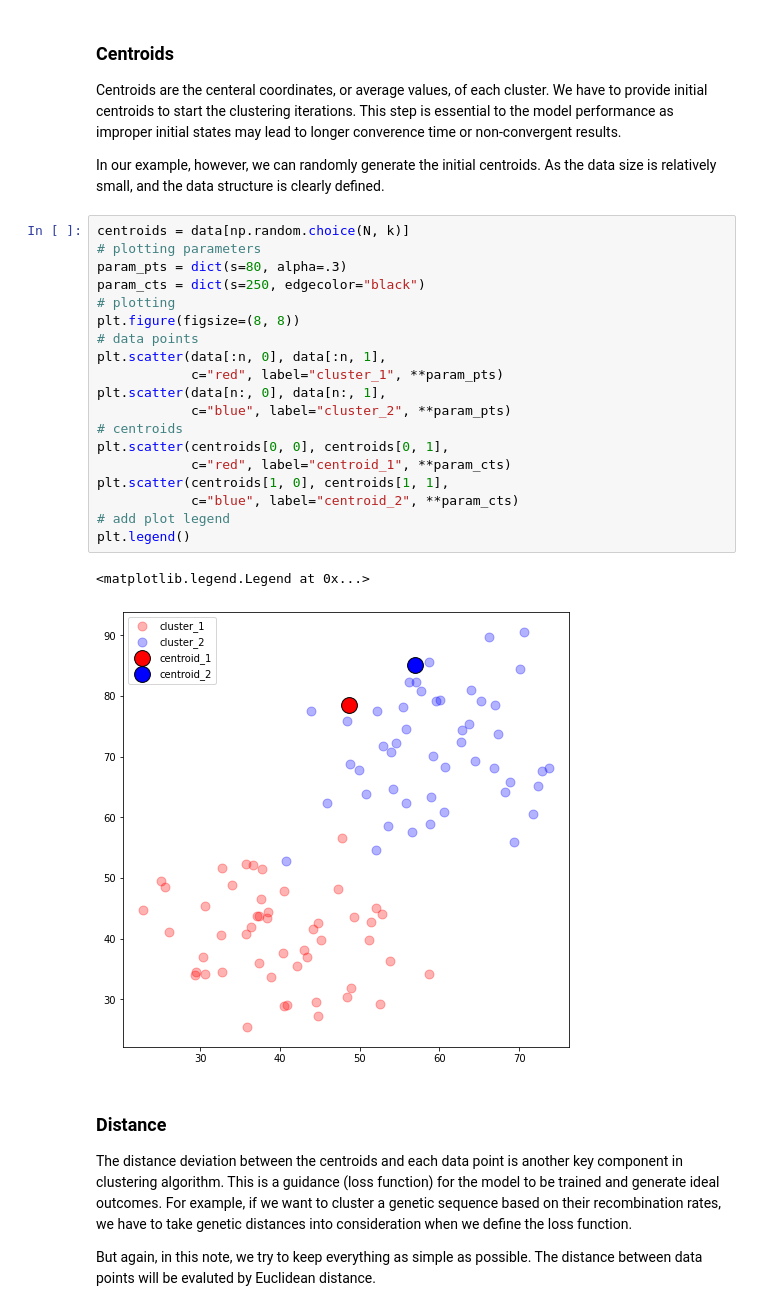
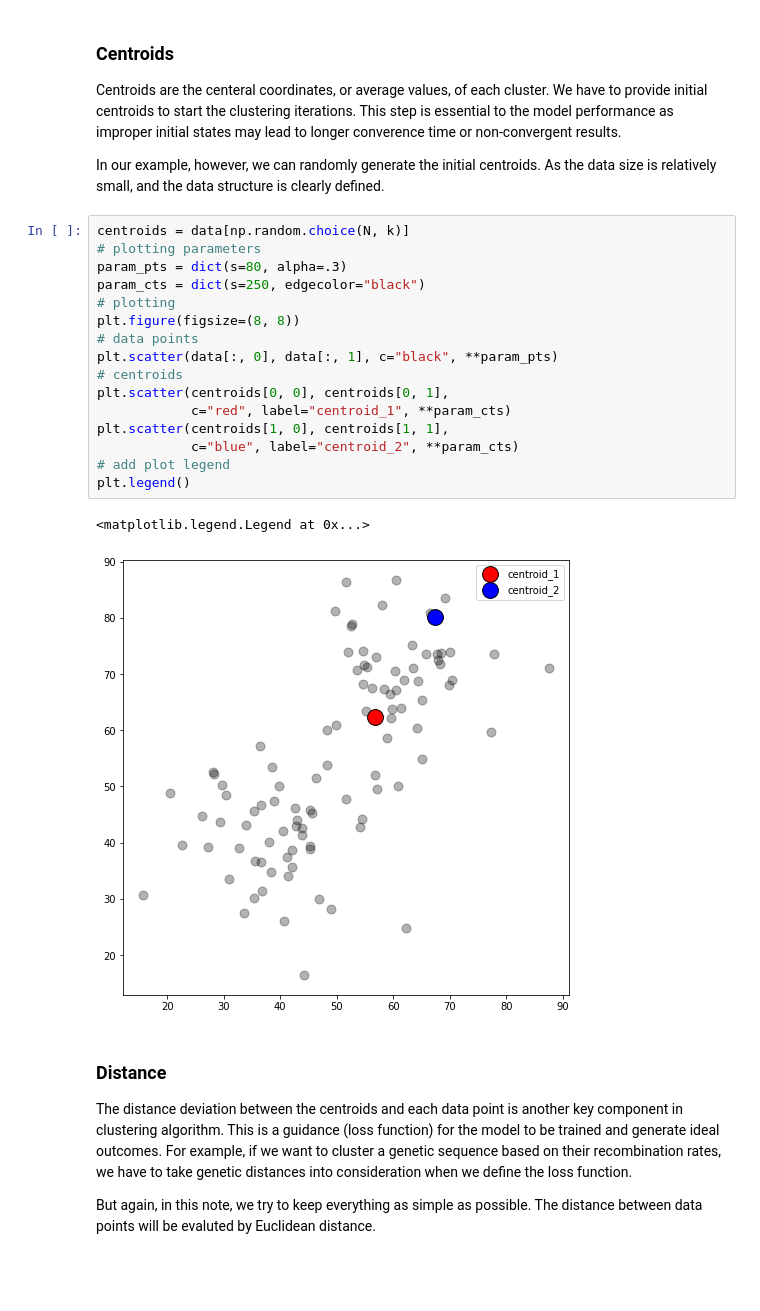
Before and after one commit to Niche-Squad/intro_to_phenomics, a Jupyter notebook: l03_kmeans.ipynb, the cells around one changed output. Saved outputs shown, nothing was run; the diff lists cells and outputs as text; blank space fills up the shorter version.

```diff
--- a/l03_kmeans.ipynb
+++ b/l03_kmeans.ipynb
@@ -81,25 +82,22 @@ In our example, however, we can randomly generate the initial centroids. As the
 # %%
 centroids = data[np.random.choice(N, k)]
 # plotting parameters
 param_pts = dict(s=80, alpha=.3)
 param_cts = dict(s=250, edgecolor="black")
 # plotting
 plt.figure(figsize=(8, 8))
 # data points
-plt.scatter(data[:n, 0], data[:n, 1],
-            c="red", label="cluster_1", **param_pts)
-plt.scatter(data[n:, 0], data[n:, 1],
-            c="blue", label="cluster_2", **param_pts)
+plt.scatter(data[:, 0], data[:, 1], c="black", **param_pts)
 # centroids
 plt.scatter(centroids[0, 0], centroids[0, 1],
             c="red", label="centroid_1", **param_cts)
 plt.scatter(centroids[1, 0], centroids[1, 1],
             c="blue", label="centroid_2", **param_cts)
 # add plot legend
 plt.legend()
 # %% [output]
 <matplotlib.legend.Legend at 0x...>
-[figure, old version]
+[figure, new version]
 # %% [markdown]
 ### Distance
 The distance deviation between the centroids and each data point is another key component in clustering algorithm. This is a guidance (loss function) for the model to be trained and generate ideal outcomes. For example, if we want to cluster a genetic sequence based on their recombination rates, we have to take genetic distances into consideration when we define the loss function.
```
Also changed, not shown: parts of 11 cells of this notebook.
